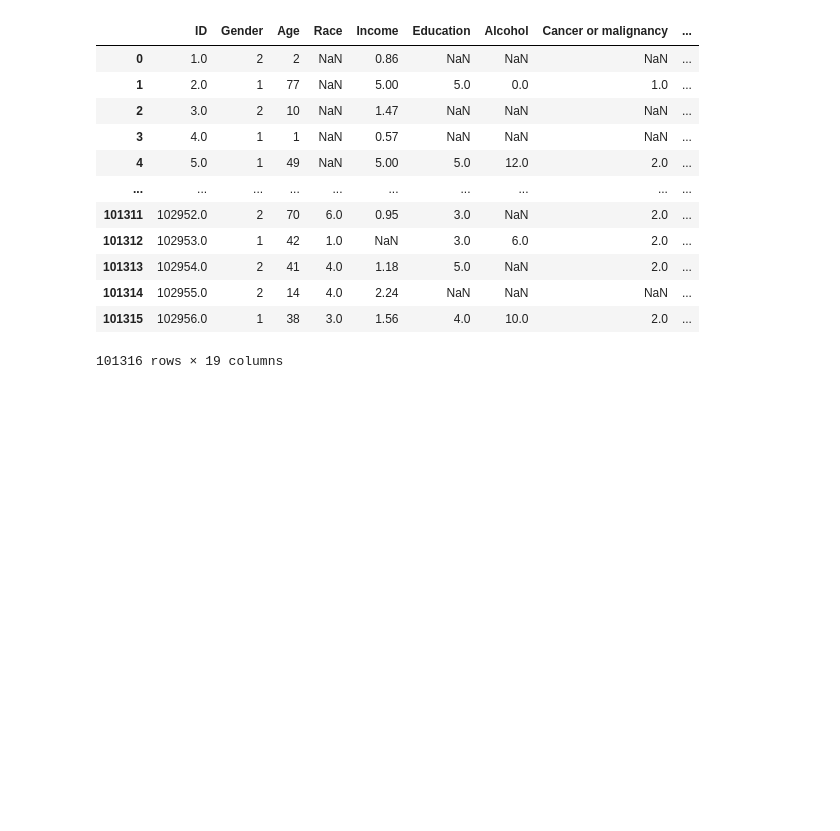
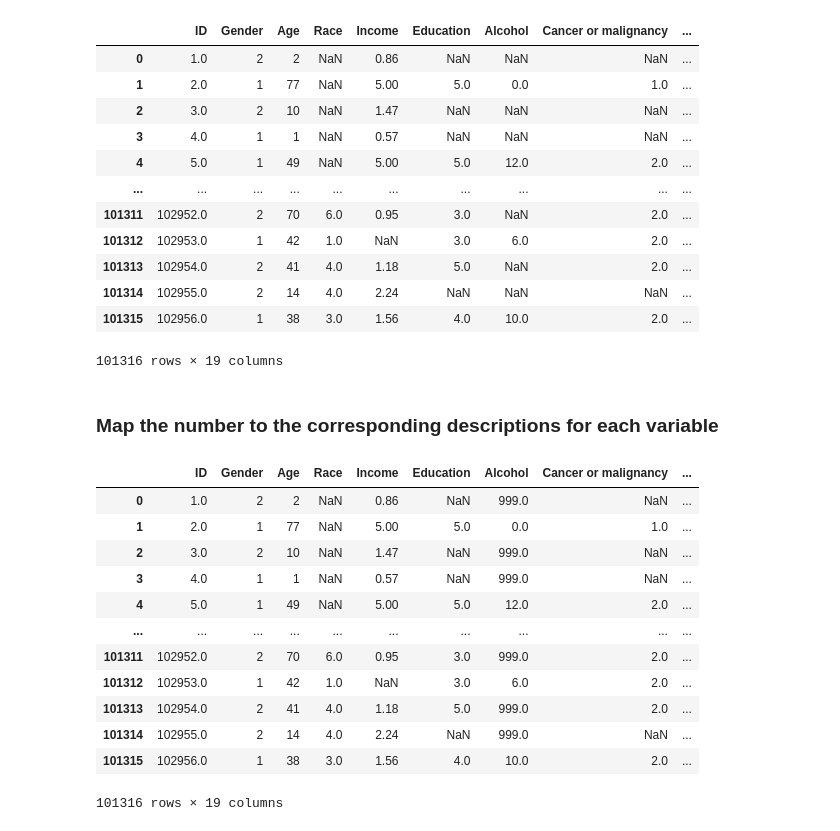
Before and after one commit to yanc0828/bmi706-project, a Jupyter notebook: BMI706_ProjectDataPrep.ipynb, the cells around one changed output. Saved outputs shown, nothing was run; the diff lists cells and outputs as text; code cells hidden in the pictures; blank space fills up the shorter version.

```diff
--- a/BMI706_ProjectDataPrep.ipynb
+++ b/BMI706_ProjectDataPrep.ipynb
@@ -415,0 +419,26 @@ df_filled = df_filled.reset_index(drop=True)
+# %% [markdown]
+### Map the number to the corresponding descriptions for each variable
+# %%
+df_filled = df.copy()
+
+# fill na for alcohol
+df_filled['Alcohol'] = df_filled['Alcohol'].fillna(999)
+
+# add a numeric year column
+df_filled['Year'] = df_filled['Year'].str.split('-').str[1].astype(int)
+
+df_filled
+# %% [output]
+|  | ID | Gender | Age | Race | Income | Education | Alcohol | Cancer or malignancy | ... |
+| 0 | 1.0 | 2 | 2 | NaN | 0.86 | NaN | 999.0 | NaN | ... |
+| 1 | 2.0 | 1 | 77 | NaN | 5.00 | 5.0 | 0.0 | 1.0 | ... |
+| 2 | 3.0 | 2 | 10 | NaN | 1.47 | NaN | 999.0 | NaN | ... |
+| 3 | 4.0 | 1 | 1 | NaN | 0.57 | NaN | 999.0 | NaN | ... |
+| 4 | 5.0 | 1 | 49 | NaN | 5.00 | 5.0 | 12.0 | 2.0 | ... |
+| ... | ... | ... | ... | ... | ... | ... | ... | ... | ... |
+| 101311 | 102952.0 | 2 | 70 | 6.0 | 0.95 | 3.0 | 999.0 | 2.0 | ... |
+| 101312 | 102953.0 | 1 | 42 | 1.0 | NaN | 3.0 | 6.0 | 2.0 | ... |
+| 101313 | 102954.0 | 2 | 41 | 4.0 | 1.18 | 5.0 | 999.0 | 2.0 | ... |
+| 101314 | 102955.0 | 2 | 14 | 4.0 | 2.24 | NaN | 999.0 | NaN | ... |
+| 101315 | 102956.0 | 1 | 38 | 3.0 | 1.56 | 4.0 | 10.0 | 2.0 | ... |
+101316 rows × 19 columns
```
Also changed, not shown: parts of 11 cells of this notebook, 1 other file.
